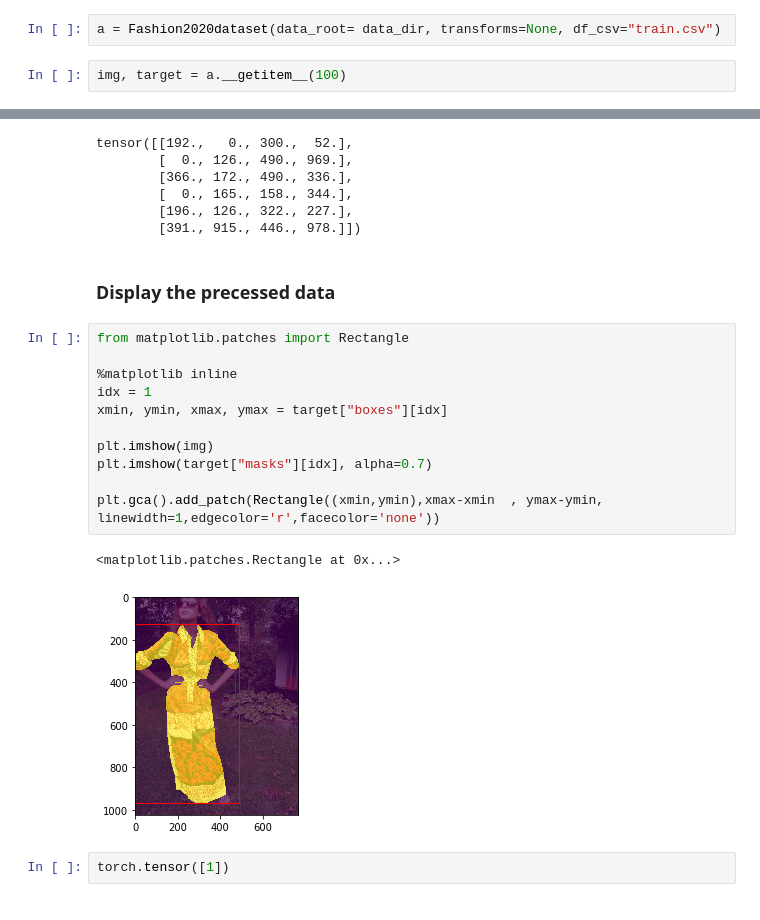
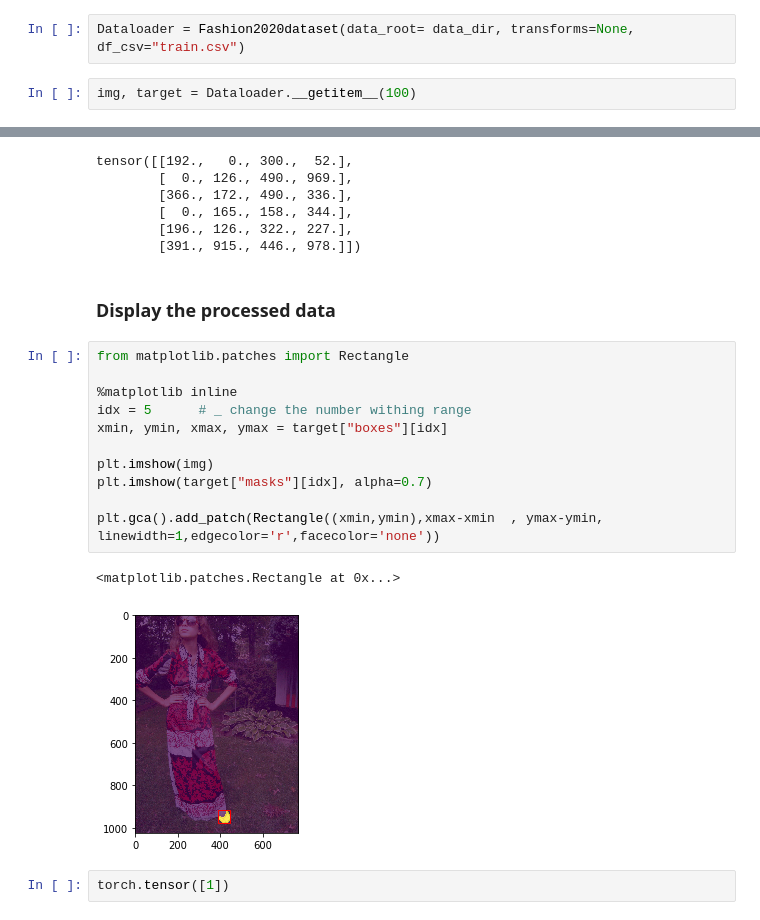
Before and after one commit to DoranLyong/CV2020-project_iMaterialist, a Jupyter notebook: DataLoader_Tutorial.ipynb, the cells around one changed output, grey strips where cells are left out. Saved outputs shown, nothing was run; the diff lists cells and outputs as text.

Commit message:
Data_Tutorial

```diff
--- a/Tutorial.ipynb
+++ b/DataLoader_Tutorial.ipynb
@@ -380,9 +379,9 @@ class Fashion2020dataset(torch.utils.data.Dataset):
     def __len__(self):          # _to return the length of data samples in the dataset.
         return len(self.imgs)
 # %%
-a = Fashion2020dataset(data_root= data_dir, transforms=None, df_csv="train.csv")
+Dataloader = Fashion2020dataset(data_root= data_dir, transforms=None, df_csv="train.csv")
 # %%
-img, target = a.__getitem__(100)
+img, target = Dataloader.__getitem__(100)
 # %% [output]
 Image loading: 008324a52c5910d338807fb785ebaa0a
 [13, 10, 31, 31, 28, 23]
@@ -424,21 +423,21 @@ tensor([[192.,   0., 300.,  52.],
         [196., 126., 322., 227.],
         [391., 915., 446., 978.]])
 # %% [markdown]
-### Display the precessed data
+### Display the processed data
 # %%
 from matplotlib.patches import Rectangle
 
 %matplotlib inline
-idx = 1
+idx = 5      # _ change the number withing range
 xmin, ymin, xmax, ymax = target["boxes"][idx]
 
 plt.imshow(img)
 plt.imshow(target["masks"][idx], alpha=0.7)
 
 plt.gca().add_patch(Rectangle((xmin,ymin),xmax-xmin  , ymax-ymin, linewidth=1,edgecolor='r',facecolor='none'))
 # %% [output]
 <matplotlib.patches.Rectangle at 0x...>
-[figure, old version]
+[figure, new version]
 # %%
 torch.tensor([1])
 # %% [output]
```
Also changed, not shown: parts of 2 cells of this notebook, 3 other files.
